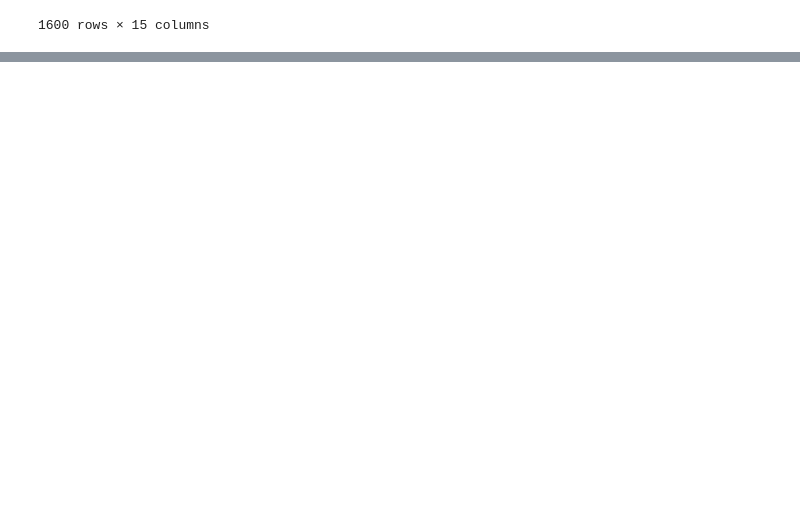
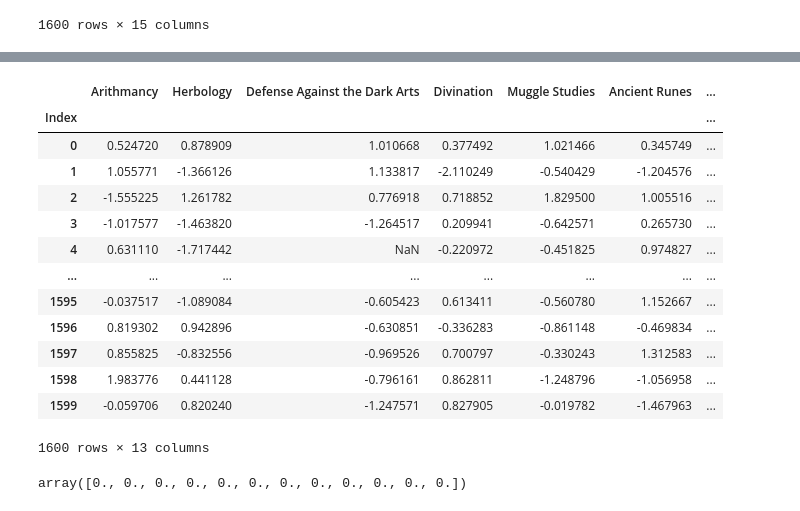
Before and after one commit to mbocquel/dslr, a Jupyter notebook: goinfre/logreg_train.ipynb, the cells around one changed output, grey strips where cells are left out. Cells and saved outputs as stored; diff of their text form; code cells hidden in the pictures; blank space fills up the shorter version.

```diff
--- a/goinfre/logreg_train.ipynb
+++ b/goinfre/logreg_train.ipynb
@@ -122,0 +123,31 @@ df_Ravenclaw.drop("Astronomy", axis=1, inplace=True)
+# %%
+def describe(df):
+    """
+    Program that describe a dataset.
+    """
+    dfNum = df.select_dtypes(include=['int64','float64'])
+    stats = pd.DataFrame(columns=dfNum.columns)
+    col_name=stats.columns
+    for i in range (len(stats.columns)):
+        col = df.loc[:, col_name[i]]
+        col_allNum = df.loc[~col.isna(), col_name[i]]
+        count = len(col_allNum)
+        mean = sum(col_allNum) / len(col_allNum)
+        var =  sum([(x - mean)**2 for x in col_allNum])/count
+        std = var**(0.5)
+        quartile25 = float(sorted(col_allNum)[int(count/4)])
+        quartile50 = float(sorted(col_allNum)[int(count/2)])
+        quartile75 = float(sorted(col_allNum)[int(3 * count/4)])
+        maxval = sorted(col_allNum)[count - 1]
+        minval = sorted(col_allNum)[0]
+        stats.loc['Count', col_name[i]] = count
+        stats.loc['Mean', col_name[i]] = mean
+        stats.loc['Std', col_name[i]] = std
+        stats.loc['Min', col_name[i]] = minval
+        stats.loc['25%', col_name[i]] = quartile25
+        stats.loc['50%', col_name[i]] = quartile50
+        stats.loc['75%', col_name[i]] = quartile75
+        stats.loc['Max', col_name[i]] = maxval
+    return stats
+# %%
+stats_df_Ravenclaw = describe(df_Ravenclaw)
@@ -122,0 +166,24 @@ df_Ravenclaw.drop("Astronomy", axis=1, inplace=True)
+# %%
+df_RavenclawN = df_Ravenclaw.copy()
+
+for i in range(len(df_Ravenclaw.columns)-1):
+    mean = stats_df_Ravenclaw.loc["Mean", df_Ravenclaw.columns[i]]
+    std = stats_df_Ravenclaw.loc["Std", df_Ravenclaw.columns[i]]
+    df_RavenclawN.loc[:, df_Ravenclaw.columns[i]] = (df_RavenclawN.loc[:, df_Ravenclaw.columns[i]] - mean) / std
+# %%
+df_RavenclawN
+# %% [output]
+|  | Arithmancy | Herbology | Defense Against the Dark Arts | Divination | Muggle Studies | Ancient Runes | ... |
+| Index |  |  |  |  |  |  | ... |
+| 0 | 0.524720 | 0.878909 | 1.010668 | 0.377492 | 1.021466 | 0.345749 | ... |
+| 1 | 1.055771 | -1.366126 | 1.133817 | -2.110249 | -0.540429 | -1.204576 | ... |
+| 2 | -1.555225 | 1.261782 | 0.776918 | 0.718852 | 1.829500 | 1.005516 | ... |
+| 3 | -1.017577 | -1.463820 | -1.264517 | 0.209941 | -0.642571 | 0.265730 | ... |
+| 4 | 0.631110 | -1.717442 | NaN | -0.220972 | -0.451825 | 0.974827 | ... |
+| ... | ... | ... | ... | ... | ... | ... | ... |
+| 1595 | -0.037517 | -1.089084 | -0.605423 | 0.613411 | -0.560780 | 1.152667 | ... |
+| 1596 | 0.819302 | 0.942896 | -0.630851 | -0.336283 | -0.861148 | -0.469834 | ... |
+| 1597 | 0.855825 | -0.832556 | -0.969526 | 0.700797 | -0.330243 | 1.312583 | ... |
+| 1598 | 1.983776 | 0.441128 | -0.796161 | 0.862811 | -1.248796 | -1.056958 | ... |
+| 1599 | -0.059706 | 0.820240 | -1.247571 | 0.827905 | -0.019782 | -1.467963 | ... |
+1600 rows × 13 columns
@@ -122,0 +192,4 @@ df_Ravenclaw.drop("Astronomy", axis=1, inplace=True)
+# %%
+W
+# %% [output]
+array([0., 0., 0., 0., 0., 0., 0., 0., 0., 0., 0., 0.])
```
Also changed, not shown: parts of 16 cells of this notebook.
